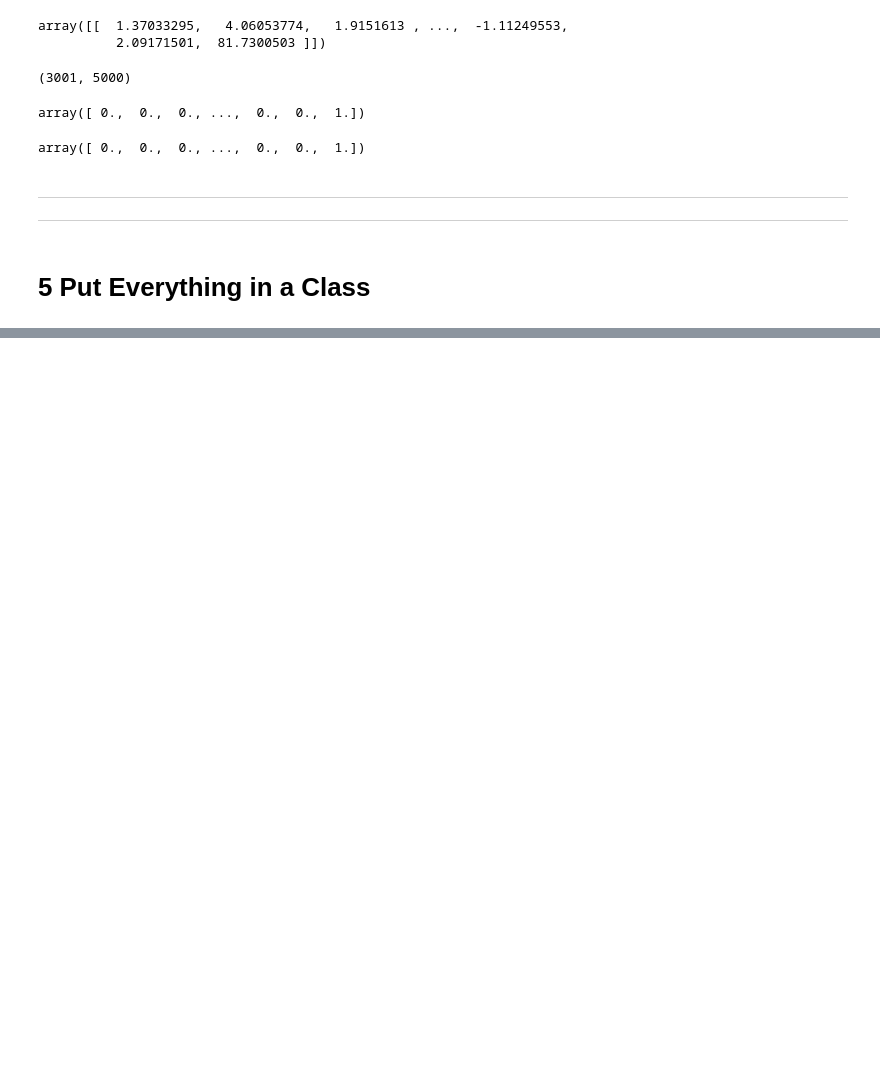
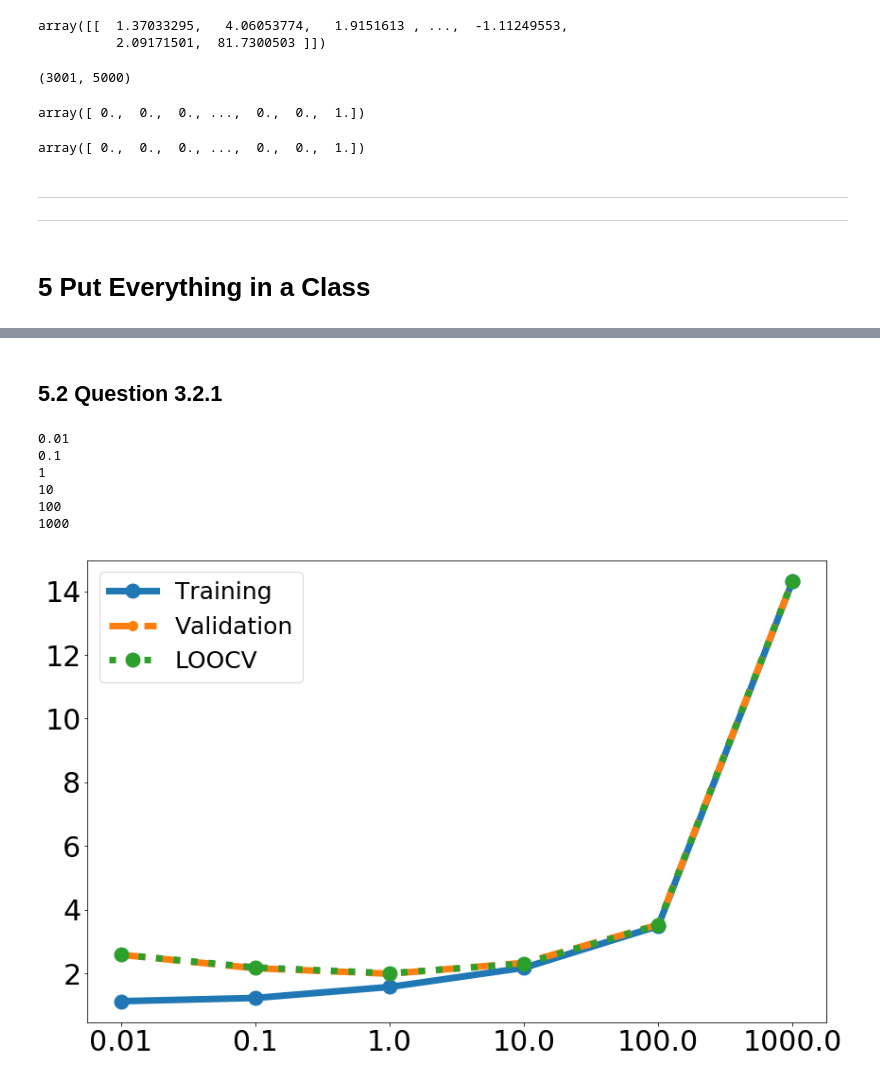
Before and after one commit to caitaozhan/CSE512-homework, a Jupyter notebook: hw2/RidgeRegression.ipynb, the cells around one changed output, grey strips where cells are left out. Cells and saved outputs as stored; diff of their text form; code cells hidden in the pictures; blank space fills up the shorter version.

Commit message:
plots for question 3.2.1 done

```diff
--- a/hw2/RidgeRegression.ipynb
+++ b/hw2/RidgeRegression.ipynb
@@ -367,0 +456,2 @@ class RidgeRegression:
+# %% [markdown]
+## 5.2 Question 3.2.1
@@ -367,0 +460,53 @@ class RidgeRegression:
+# %%
+myridge.question3_2_1([0.01, 0.1, 1, 10, 100, 1000])
+# %% [output]
+0.01
+0.1
+1
+10
+100
+1000
+# %%
+plt.figure(figsize=(14, 9))
+rcParams['lines.linewidth'] = 7
+
+SMALL_SIZE = 30
+MEDIUM_SIZE = 30
+BIGGER_SIZE = 30
+#
+plt.rc('font', size=SMALL_SIZE)          # controls default text sizes
+plt.rc('axes', titlesize=SMALL_SIZE)     # fontsize of the axes title
+plt.rc('axes', labelsize=MEDIUM_SIZE)    # fontsize of the x and y labels
+plt.rc('xtick', labelsize=SMALL_SIZE)    # fontsize of the tick labels
+plt.rc('ytick', labelsize=SMALL_SIZE)    # fontsize of the tick labels
+plt.rc('legend', fontsize=SMALL_SIZE)    # legend fontsize
+plt.rc('figure', titlesize=BIGGER_SIZE) # fontsize of the figure title
+
+df_train = pd.read_csv('plot_data/training.csv', header=None)
+df_val   = pd.read_csv('plot_data/validation.csv', header=None)
+df_loocv = pd.read_csv('plot_data/loocv.csv', header=None)
+
+Y_train = df_train[1].tolist()
+Y_val =   df_val[1].tolist()
+Y_loocv = df_loocv[1].tolist()
+
+X_float = df_train[0].tolist()
+X = []
+my_xticks = []
+i = 0
+for x in X_float:
+    X.append(i)
+    my_xticks.append(str(x))
+    i += 1
+
+plt.plot(X, Y_train, linestyle='-', marker='o', markersize=15)
+plt.plot(X, Y_val, linestyle='--', marker='o', markersize=10)
+plt.plot(X, Y_loocv, linestyle=':', marker='o', markersize=15)
+
+plt.xticks(X, my_xticks)
+
+plt.legend(['Training', 'Validation', 'LOOCV'], prop={'size':25})
+plt.savefig('plot/lambda1.pdf')
+plt.show()
+# %% [output]
+[figure, added]
```
Also changed, not shown: parts of 18 cells of this notebook, 5 other files.
